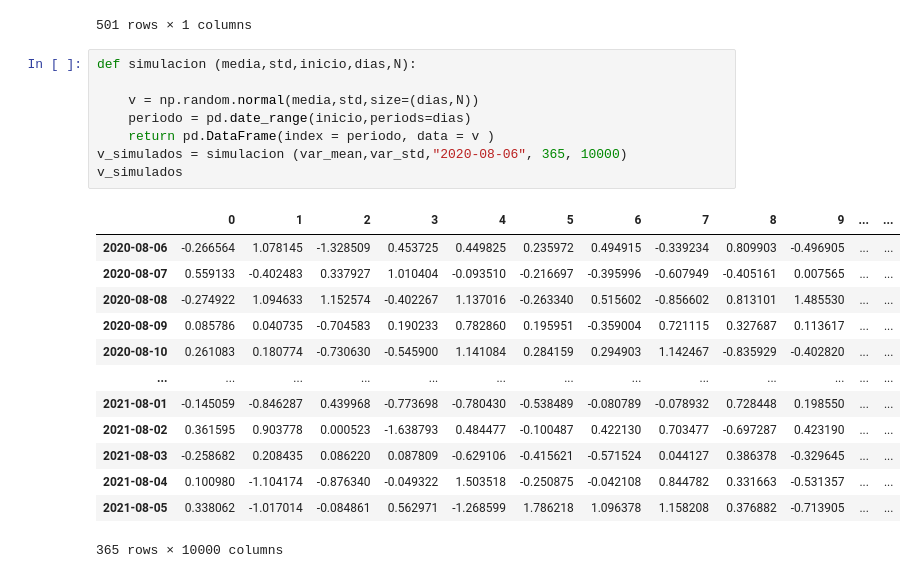
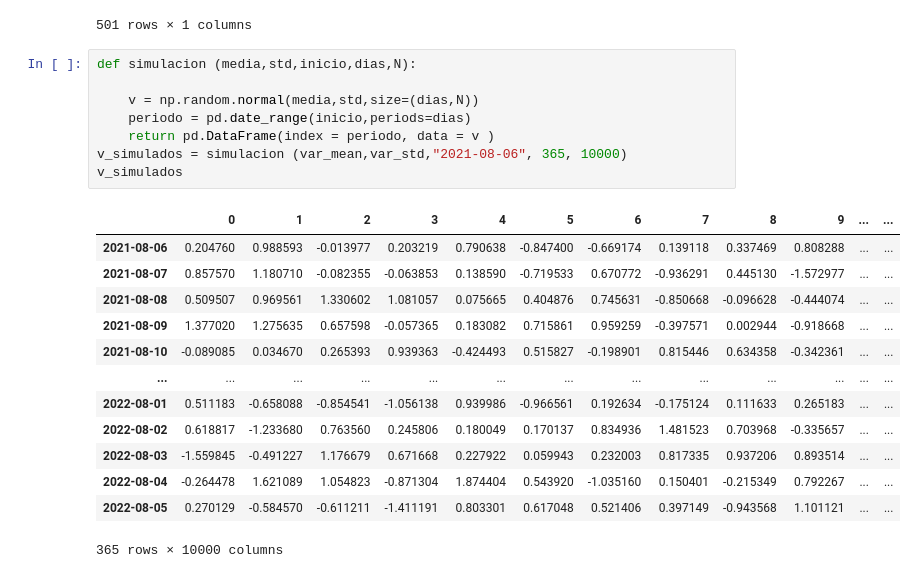
Before and after one commit to guerrerosv78/hello-world, a Jupyter notebook: Análisis de datos Correcciones.ipynb, the cells around one changed output. Drawn from its saved outputs; the diff is of its cells as text.

```diff
--- a/Análisis de datos Correcciones.ipynb
+++ b/Análisis de datos Correcciones.ipynb
@@ -113,22 +113,22 @@ var
 # %%
 def simulacion (media,std,inicio,dias,N):
 
     v = np.random.normal(media,std,size=(dias,N))
     periodo = pd.date_range(inicio,periods=dias)
     return pd.DataFrame(index = periodo, data = v )
-v_simulados = simulacion (var_mean,var_std,"2020-08-06", 365, 10000)
+v_simulados = simulacion (var_mean,var_std,"2021-08-06", 365, 10000)
 v_simulados
 # %% [output]
 |  | 0 | 1 | 2 | 3 | 4 | 5 | 6 | 7 | 8 | 9 | ... | ... |
-| 2020-08-06 | -0.266564 | 1.078145 | -1.328509 | 0.453725 | 0.449825 | 0.235972 | 0.494915 | -0.339234 | 0.809903 | -0.496905 | ... | ... |
-| 2020-08-07 | 0.559133 | -0.402483 | 0.337927 | 1.010404 | -0.093510 | -0.216697 | -0.395996 | -0.607949 | -0.405161 | 0.007565 | ... | ... |
-| 2020-08-08 | -0.274922 | 1.094633 | 1.152574 | -0.402267 | 1.137016 | -0.263340 | 0.515602 | -0.856602 | 0.813101 | 1.485530 | ... | ... |
-| 2020-08-09 | 0.085786 | 0.040735 | -0.704583 | 0.190233 | 0.782860 | 0.195951 | -0.359004 | 0.721115 | 0.327687 | 0.113617 | ... | ... |
-| 2020-08-10 | 0.261083 | 0.180774 | -0.730630 | -0.545900 | 1.141084 | 0.284159 | 0.294903 | 1.142467 | -0.835929 | -0.402820 | ... | ... |
+| 2021-08-06 | 0.204760 | 0.988593 | -0.013977 | 0.203219 | 0.790638 | -0.847400 | -0.669174 | 0.139118 | 0.337469 | 0.808288 | ... | ... |
+| 2021-08-07 | 0.857570 | 1.180710 | -0.082355 | -0.063853 | 0.138590 | -0.719533 | 0.670772 | -0.936291 | 0.445130 | -1.572977 | ... | ... |
+| 2021-08-08 | 0.509507 | 0.969561 | 1.330602 | 1.081057 | 0.075665 | 0.404876 | 0.745631 | -0.850668 | -0.096628 | -0.444074 | ... | ... |
+| 2021-08-09 | 1.377020 | 1.275635 | 0.657598 | -0.057365 | 0.183082 | 0.715861 | 0.959259 | -0.397571 | 0.002944 | -0.918668 | ... | ... |
+| 2021-08-10 | -0.089085 | 0.034670 | 0.265393 | 0.939363 | -0.424493 | 0.515827 | -0.198901 | 0.815446 | 0.634358 | -0.342361 | ... | ... |
 | ... | ... | ... | ... | ... | ... | ... | ... | ... | ... | ... | ... | ... |
-| 2021-08-01 | -0.145059 | -0.846287 | 0.439968 | -0.773698 | -0.780430 | -0.538489 | -0.080789 | -0.078932 | 0.728448 | 0.198550 | ... | ... |
-| 2021-08-02 | 0.361595 | 0.903778 | 0.000523 | -1.638793 | 0.484477 | -0.100487 | 0.422130 | 0.703477 | -0.697287 | 0.423190 | ... | ... |
-| 2021-08-03 | -0.258682 | 0.208435 | 0.086220 | 0.087809 | -0.629106 | -0.415621 | -0.571524 | 0.044127 | 0.386378 | -0.329645 | ... | ... |
-| 2021-08-04 | 0.100980 | -1.104174 | -0.876340 | -0.049322 | 1.503518 | -0.250875 | -0.042108 | 0.844782 | 0.331663 | -0.531357 | ... | ... |
-| 2021-08-05 | 0.338062 | -1.017014 | -0.084861 | 0.562971 | -1.268599 | 1.786218 | 1.096378 | 1.158208 | 0.376882 | -0.713905 | ... | ... |
+| 2022-08-01 | 0.511183 | -0.658088 | -0.854541 | -1.056138 | 0.939986 | -0.966561 | 0.192634 | -0.175124 | 0.111633 | 0.265183 | ... | ... |
+| 2022-08-02 | 0.618817 | -1.233680 | 0.763560 | 0.245806 | 0.180049 | 0.170137 | 0.834936 | 1.481523 | 0.703968 | -0.335657 | ... | ... |
+| 2022-08-03 | -1.559845 | -0.491227 | 1.176679 | 0.671668 | 0.227922 | 0.059943 | 0.232003 | 0.817335 | 0.937206 | 0.893514 | ... | ... |
+| 2022-08-04 | -0.264478 | 1.621089 | 1.054823 | -0.871304 | 1.874404 | 0.543920 | -1.035160 | 0.150401 | -0.215349 | 0.792267 | ... | ... |
+| 2022-08-05 | 0.270129 | -0.584570 | -0.611211 | -1.411191 | 0.803301 | 0.617048 | 0.521406 | 0.397149 | -0.943568 | 1.101121 | ... | ... |
 365 rows × 10000 columns
```
Also changed, not shown: parts of 4 cells of this notebook.
